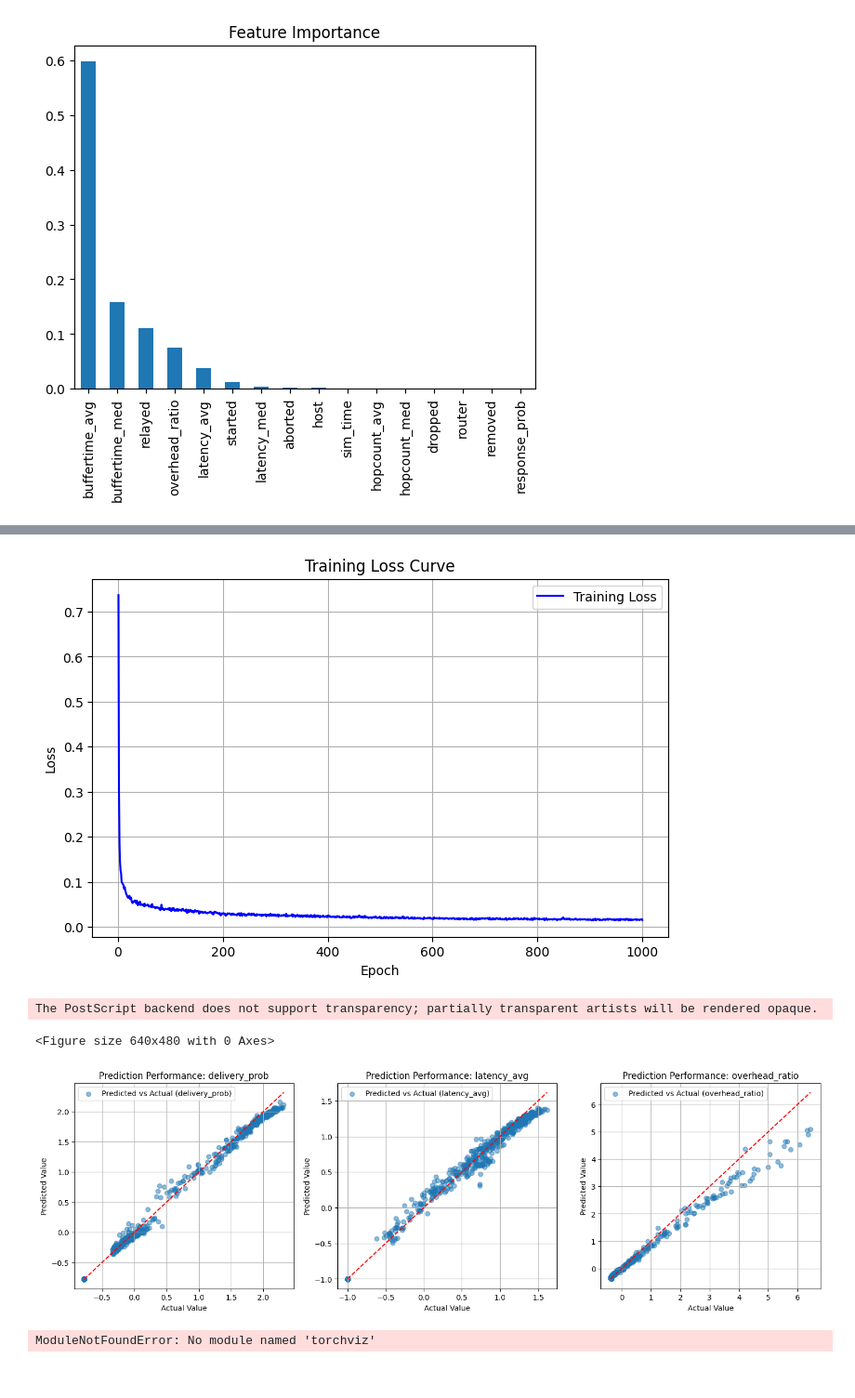
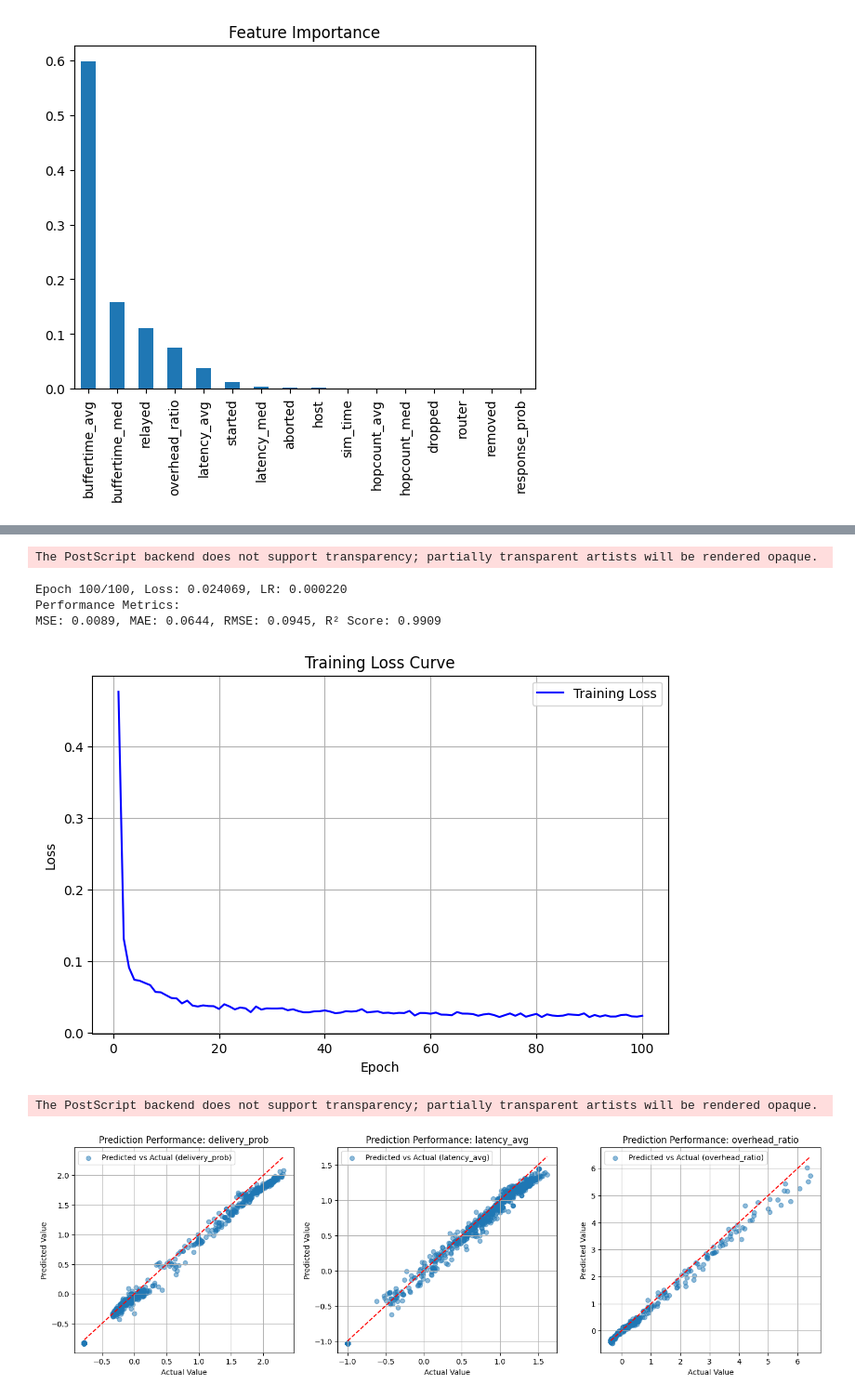
Before and after one commit to asicoltd/One-Simulator-Report-Analysis-and-ML-Integration, a Jupyter notebook: reportAnalysis2.ipynb, the cells around one changed output, grey strips where cells are left out. Shown at 93% size. Cells and saved outputs as stored; diff of their text form; code cells hidden in the pictures.

```diff
--- a/reportAnalysis2.ipynb
+++ b/reportAnalysis2.ipynb
@@ -364,7 +361,7 @@ class IoVNet(nn.Module):
         self.fc3 = nn.Linear(64, 32)
         self.bn3 = nn.BatchNorm1d(32)
         self.out = nn.Linear(32, output_dim)
-        self.dropout = nn.Dropout(0.4)
+        self.dropout = nn.Dropout(0.2)
 
     def forward(self, x):
         x = torch.nn.functional.leaky_relu(self.bn1(self.fc1(x)), negative_slope=0.01)
@@ -378,13 +375,13 @@ device = torch.device("cuda" if torch.cuda.is_available() else "cpu")
 model = IoVNet(X_train.shape[1], len(target_cols)).to(device)
 
 criterion = nn.MSELoss()
-optimizer = optim.AdamW(model.parameters(), lr=0.001, weight_decay=1e-5)
-scheduler = optim.lr_scheduler.OneCycleLR(optimizer, max_lr=0.005, steps_per_epoch=len(train_loader), epochs=1000)
+optimizer = optim.AdamW(model.parameters(), lr=0.0001, weight_decay=1e-8)
+scheduler = optim.lr_scheduler.OneCycleLR(optimizer, max_lr=0.005, steps_per_epoch=len(train_loader), epochs=100)
 
 scaler = torch.cuda.amp.GradScaler()
 
 # -------------------- Training Loop --------------------
-num_epochs = 1000
+num_epochs = 100
 train_losses = []
 
 for epoch in range(num_epochs):
@@ -438,9 +435,10 @@ plt.ylabel("Loss")
 plt.title("Training Loss Curve")
 plt.legend()
 plt.grid()
-plt.show()
 plt.savefig(f'plot-Training Loss Curve.jpg', format="jpg", dpi=300, bbox_inches="tight")
 plt.savefig(f'plot-Training Loss Curve.eps', format="eps", dpi=300, bbox_inches="tight")
+plt.show()
+
 #True vs. Predicted Values for each Target Variable
 fig, axes = plt.subplots(1, 3, figsize=(18, 5))
 
@@ -455,4 +453,12 @@ for i, target in enumerate(target_cols):
 plt.savefig(f'plot-Prediction Performance.jpg', format="jpg", dpi=300, bbox_inches="tight")
 plt.savefig(f'plot-Prediction Performance.eps', format="eps", dpi=300, bbox_inches="tight")
 plt.show()
+
+#Model Architecture Visualization
+from torchviz import make_dot
+dummy_input = torch.randn(1, X_train.shape[1]).to(device)
+dot = make_dot(model(dummy_input), params=dict(model.named_parameters()))
+dot.render("iov_model_architecture", format="jpg")  # Saves as jpg
+dot.render("iov_model_architecture", format="eps")  # Saves as eps
+dot  # Displays the network graph
 # %% [output]
@@ -476,5 +482,7 @@ MSE: 0.0139, MAE: 0.0481, RMSE: 0.1177, R² Score: 0.9853
-[figure, old version]
 The PostScript backend does not support transparency; partially transparent artists will be rendered opaque.
-<Figure size 640x480 with 0 Axes>
+Epoch 100/100, Loss: 0.024069, LR: 0.000220
+Performance Metrics:
+MSE: 0.0089, MAE: 0.0644, RMSE: 0.0945, R² Score: 0.9909
+[figure, new version]
+The PostScript backend does not support transparency; partially transparent artists will be rendered opaque.
-[figure, old version]
+[figure, new version]
-ModuleNotFoundError: No module named 'torchviz'
```
Also changed, not shown: parts of 3 cells of this notebook.
